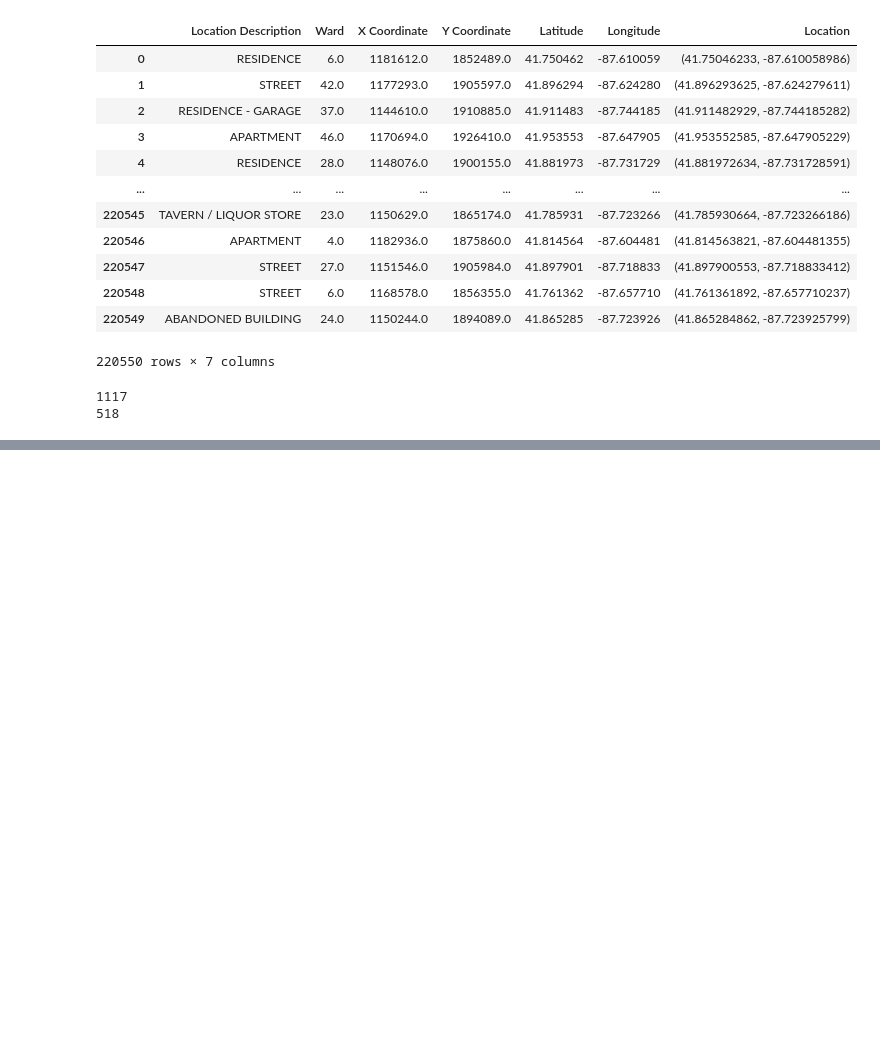
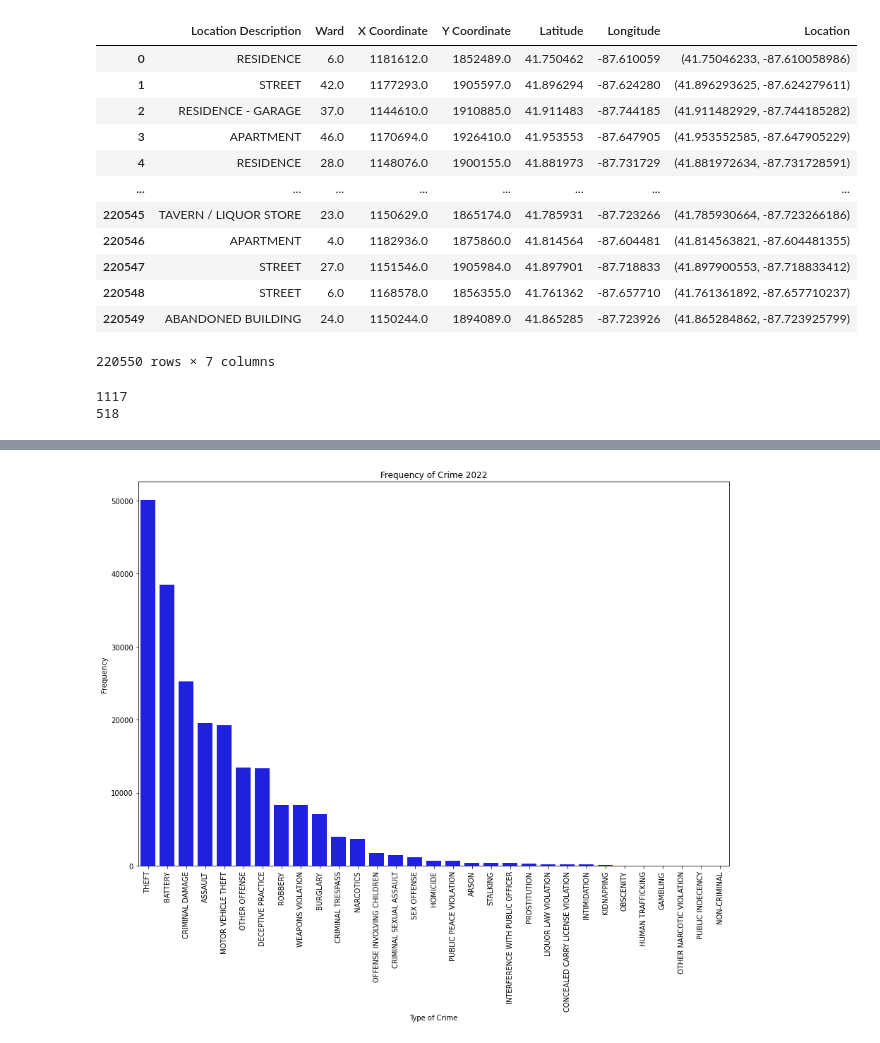
Before and after one commit to amudd10/Chicago-Crime-Analysis, a Jupyter notebook: Chi_crime2022.ipynb, the cells around one changed output, grey strips where cells are left out. Cells and saved outputs as stored; diff of their text form; code cells hidden in the pictures; blank space fills up the shorter version.

```diff
--- a/Chi_crime2022.ipynb
+++ b/Chi_crime2022.ipynb
@@ -92,3 +126,0 @@ dtype('<M8[ns]')
-# %%
-crime_df = crime_df.drop(['level_0', 'index'], axis=1)
-crime_df
@@ -108,0 +127,3 @@ crime_df
+# %%
+crime_df.set_index('Date', inplace = True)
+crime_df
@@ -108,0 +145,15 @@ crime_df
+# %%
+crime_count = crime_df["Primary Type"].value_counts()
+# Add labels to the plot
+figure = plt.figure(figsize=(15,10))
+
+sns.barplot(crime_count.index, crime_count.values, color='b', ax = figure.gca())
+
+plt.title('Frequency of Crime 2022')
+plt.xlabel('Type of Crime')
+plt.xticks(rotation=90)
+plt.ylabel('Frequency')
+
+plt.show()
+# %% [output]
+[figure, added]
```
Also changed, not shown: parts of 11 cells of this notebook.
